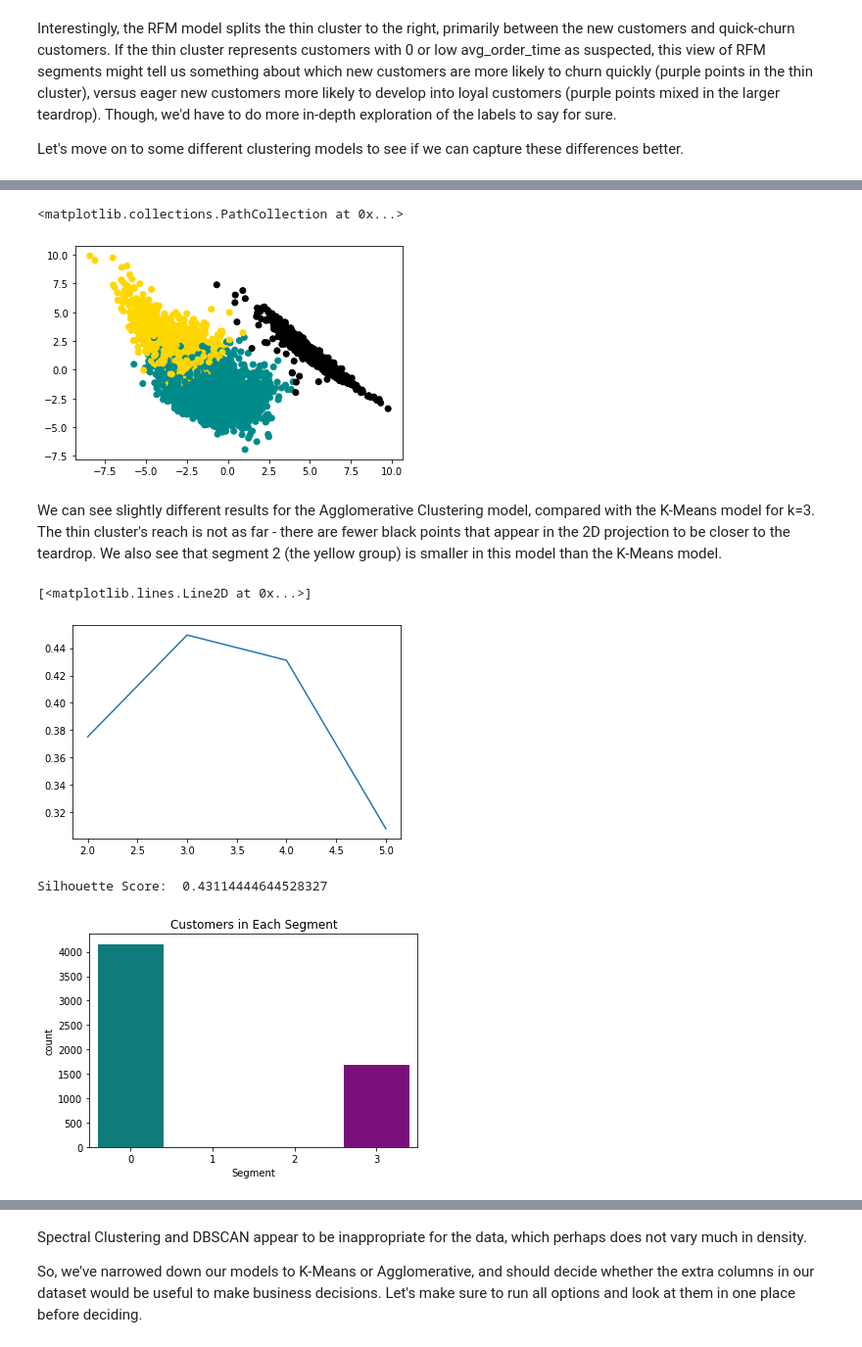
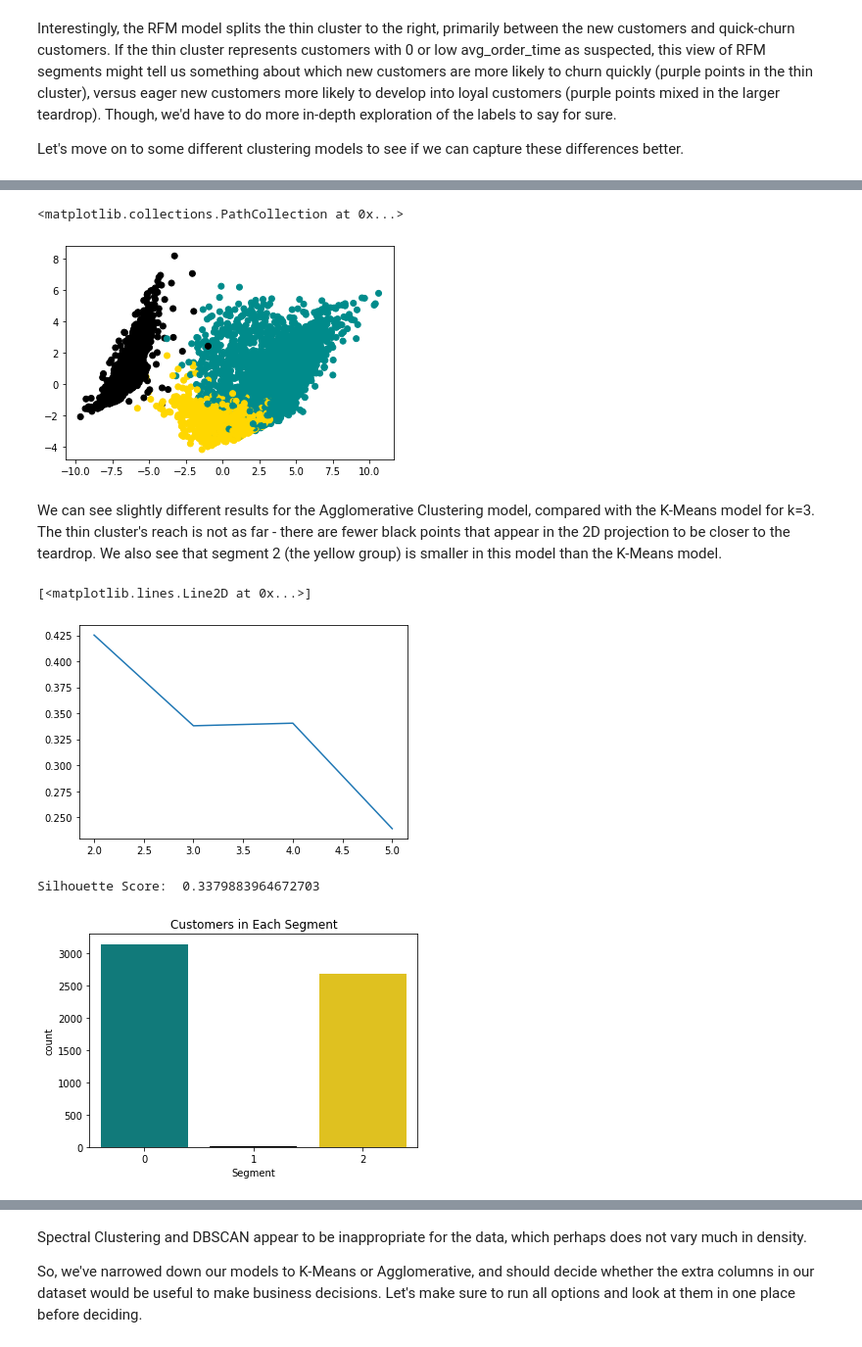
Before and after one commit to Pandeming/Customer_Segmentation, a Jupyter notebook: 02 Modeling.ipynb, the cells around one changed output, grey strips where cells are left out. Shown at 98% size. Drawn from its saved outputs; the diff is of its cells as text; code cells hidden in the pictures.

```diff
--- a/02 Modeling.ipynb
+++ b/02 Modeling.ipynb
@@ -66,0 +50,5 @@ df.describe()
+# %%
+#full_log = df
+#full_log[['recency', 'days_active']] = df[['recency', 'days_active']] * 74
+full_log[['recency', 'days_active']] = np.log2(full_log[['recency', 'days_active']])
+full_log.describe()
@@ -67,3 +65,5 @@ df.describe()
+# %%
+df=full_log
 # %% [markdown]
 ### ***K-Means***
 First, a K-Means approach using all features in the dataset. We'll look at inertia (sum of squared distance to cluster center) as well as silhouette score to find the best number of clusters, k.
@@ -167,7 +167,7 @@ Both models identify the thin cluster with a few extra points that appear to be
 However, we still need to try out a few more models before we settle on the best segmentation. Next, let's continue using K-Means but with a subset of our data. A traditional RFM analysis would contain just these three features - Recency, Frequency, and Monetary Value.
 # %%
 # df of only RFM features
-rfm = df[['recency', 'orders', 'avg_order_time', 'total_value']]
+rfm = df[['recency', 'frequency', 'total_value']]
 # %%
 # Repeat methods to find optimal k value
 inertias = []
@@ -292,7 +292,7 @@ colorlist = [colors[s] for s in ac3_labels]
 plt.scatter(pcax, pcay, c=colorlist)
 # %% [output]
 <matplotlib.collections.PathCollection at 0x...>
-[figure, old version]
+[figure, new version]
 # %% [markdown]
 We can see slightly different results for the Agglomerative Clustering model, compared with the K-Means model for k=3. The thin cluster's reach is not as far - there are fewer black points that appear in the 2D projection to be closer to the teardrop. We also see that segment 2 (the yellow group) is smaller in this model than the K-Means model.
 # %%
@@ -308,19 +308,19 @@ for k in ks:
 plt.plot(ks, sil)
 # %% [output]
 [<matplotlib.lines.Line2D at 0x...>]
-[figure, old version]
+[figure, new version]
 # %%
-sc_model= SpectralClustering(n_clusters=4)
+sc_model= SpectralClustering(n_clusters=3)
 sc_segments = pd.Series(sc_model.fit(df).labels_)
 
 print("Silhouette Score: ",silhouette_score(df, sc_segments))
 
-sns.countplot(x=sc_segments, palette=colors[:4])
+sns.countplot(x=sc_segments, palette=colors[:3])
 plt.xlabel('Segment')
 plt.title('Customers in Each Segment');
 # %% [output]
-Silhouette Score:  0.43114444644528327
+Silhouette Score:  0.3379883964672703
-[figure, old version]
+[figure, new version]
 # %%
 colorlist = [colors[s] for s in sc_segments]
 plt.scatter(pcax, pcay, c=colorlist)
```
Also changed, not shown: parts of 21 cells of this notebook, 3 other files.
